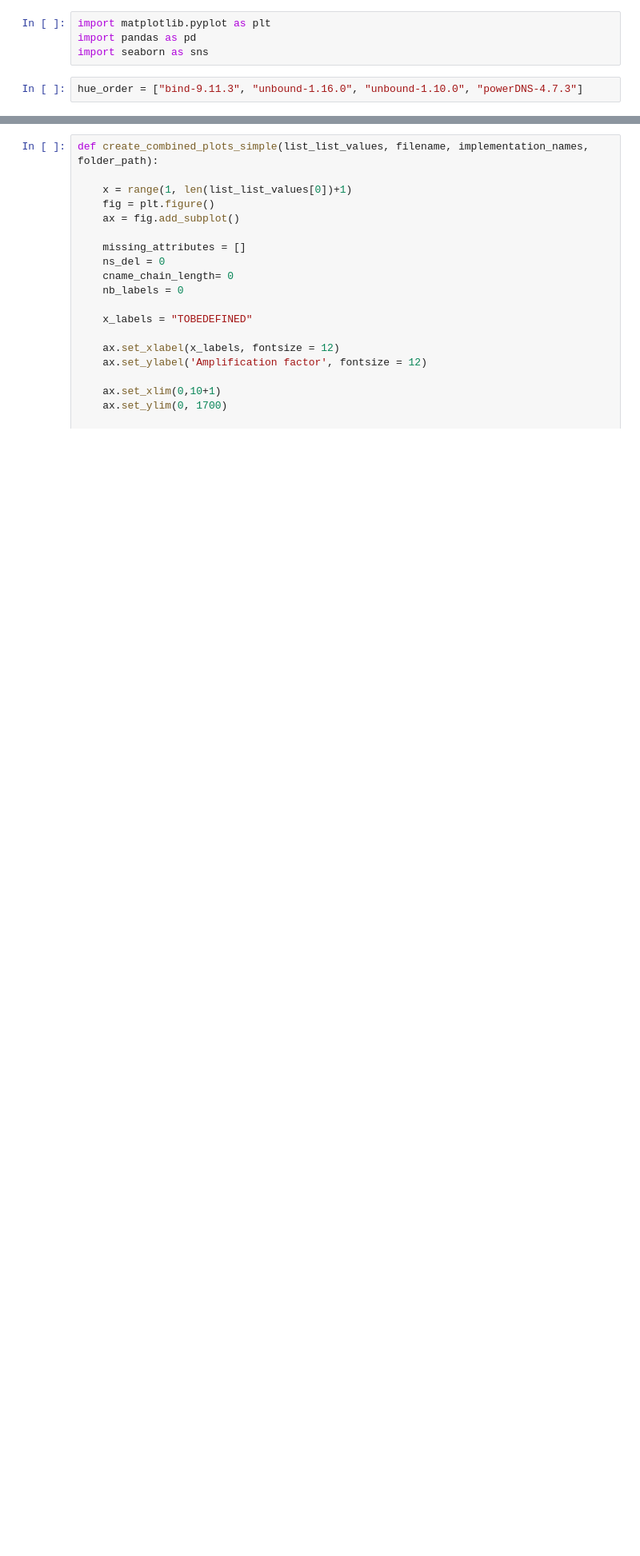
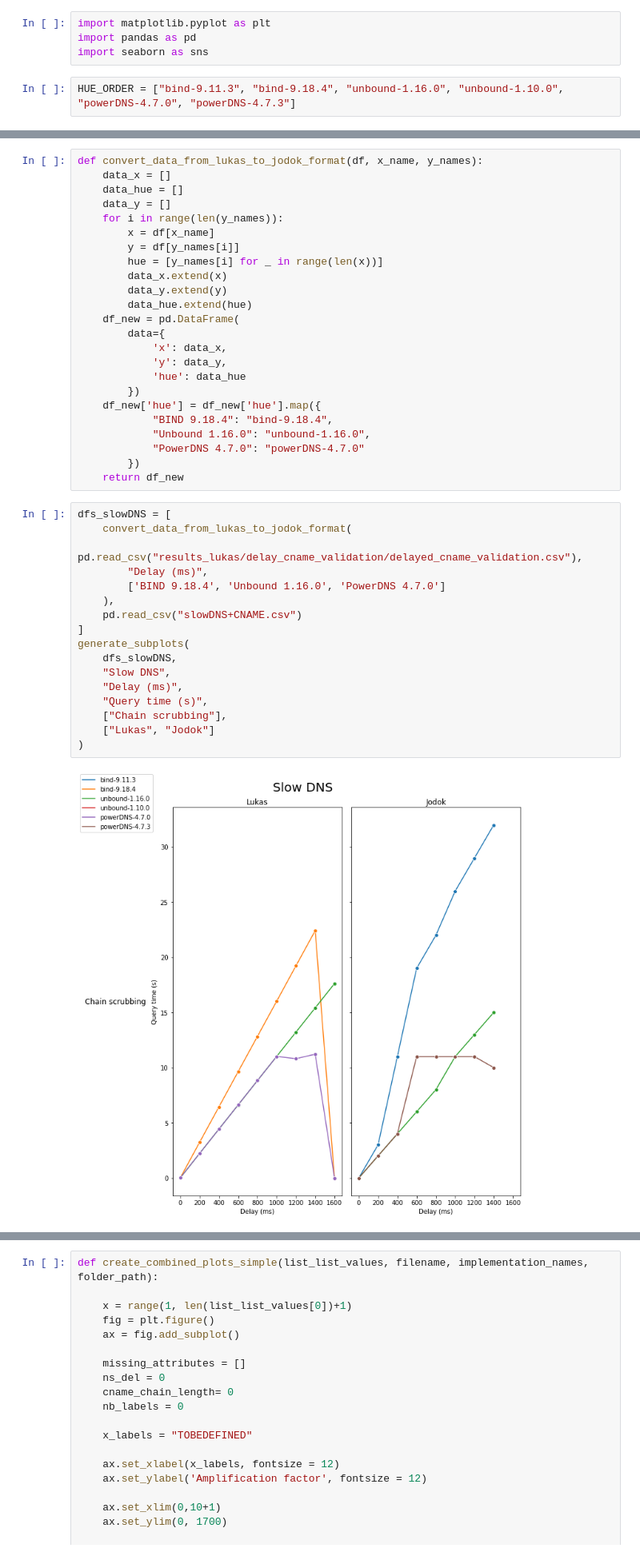
Before and after one commit to jaymoneyjay/dns-testbed, a Jupyter notebook: results/plotter.ipynb, the cells around one changed output, grey strips where cells are left out. Shown: that part at 80% size. Drawn from its saved outputs; the diff is of its cells as text; blank space fills up the shorter version.

Commit message:
collect results in format x, y, hue

```diff
--- a/results/plotter.ipynb
+++ b/results/plotter.ipynb
@@ -3,4 +3,4 @@ import matplotlib.pyplot as plt
 import pandas as pd
 import seaborn as sns
 # %%
-hue_order = ["bind-9.11.3", "unbound-1.16.0", "unbound-1.10.0", "powerDNS-4.7.3"]
+HUE_ORDER = ["bind-9.11.3", "bind-9.18.4", "unbound-1.16.0", "unbound-1.10.0", "powerDNS-4.7.0", "powerDNS-4.7.3"]
@@ -134,0 +46,43 @@ figure.tight_layout()
+# %%
+def convert_data_from_lukas_to_jodok_format(df, x_name, y_names):
+    data_x = []
+    data_hue = []
+    data_y = []
+    for i in range(len(y_names)):
+        x = df[x_name]
+        y = df[y_names[i]]
+        hue = [y_names[i] for _ in range(len(x))]
+        data_x.extend(x)
+        data_y.extend(y)
+        data_hue.extend(hue)
+    df_new = pd.DataFrame(
+        data={
+            'x': data_x,
+            'y': data_y,
+            'hue': data_hue
+        })
+    df_new['hue'] = df_new['hue'].map({
+            "BIND 9.18.4": "bind-9.18.4",
+            "Unbound 1.16.0": "unbound-1.16.0",
+            "PowerDNS 4.7.0": "powerDNS-4.7.0"
+        })
+    return df_new
+# %%
+dfs_slowDNS = [
+    convert_data_from_lukas_to_jodok_format(
+        pd.read_csv("results_lukas/delay_cname_validation/delayed_cname_validation.csv"),
+        "Delay (ms)",
+        ['BIND 9.18.4', 'Unbound 1.16.0', 'PowerDNS 4.7.0']
+    ),
+    pd.read_csv("slowDNS+CNAME.csv")
+]
+generate_subplots(
+    dfs_slowDNS,
+    "Slow DNS",
+    "Delay (ms)",
+    "Query time (s)",
+    ["Chain scrubbing"],
+    ["Lukas", "Jodok"]
+)
+# %% [output]
+[figure, added]
```
Also changed, not shown: parts of 12 cells of this notebook, 10 other files.
